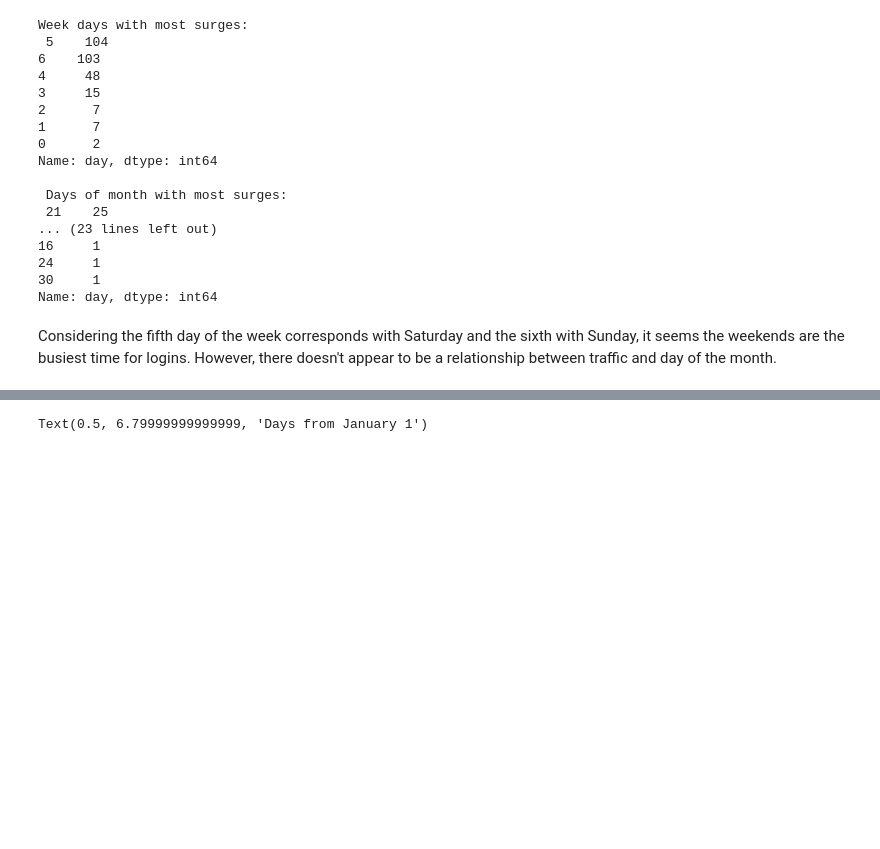
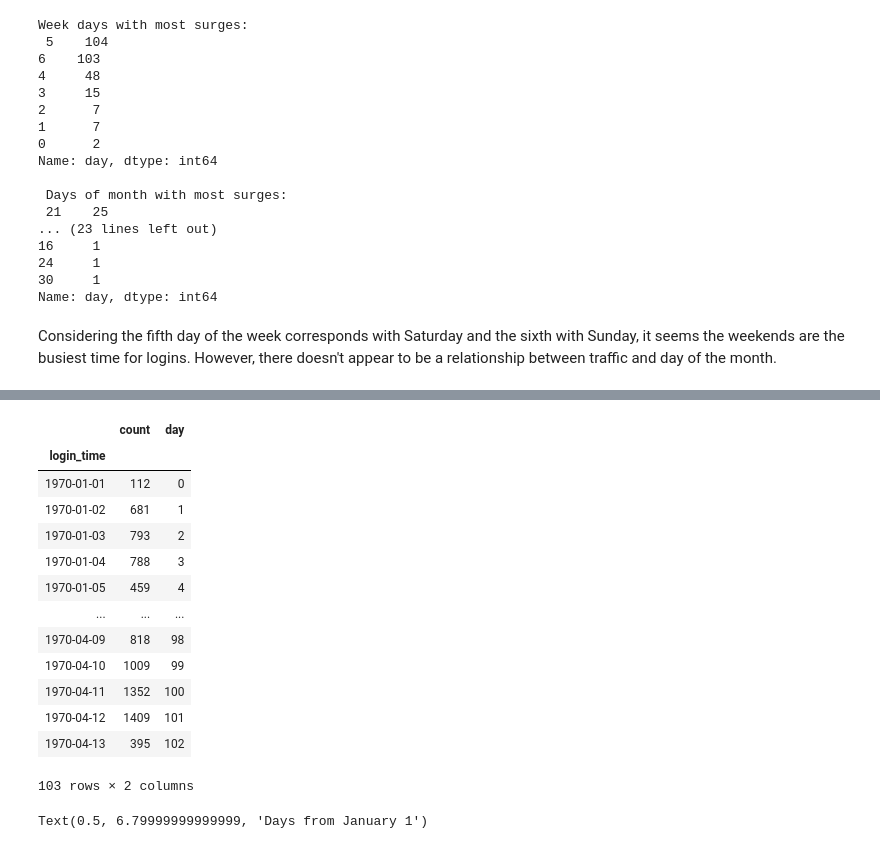
Before and after one commit to lelarson/Springboard, a Jupyter notebook: Mini Projects/THC1.ipynb, the cells around one changed output, grey strips where cells are left out. Cells and saved outputs as stored; diff of their text form; code cells hidden in the pictures; blank space fills up the shorter version.

```diff
--- a/Mini Projects/THC1.ipynb
+++ b/Mini Projects/THC1.ipynb
@@ -177 +178,22 @@ Text(0.5, 0, '')
+# %%
+# another plot of daily frequencies showing regression line and confidence interval
+
+plotbyday = byday.assign(x = range(byday.shape[0]))
+plotbyday.columns = ['count', 'day']
+plotbyday
+# %% [output]
+|  | count | day |
+| login_time |  |  |
+| 1970-01-01 | 112 | 0 |
+| 1970-01-02 | 681 | 1 |
+| 1970-01-03 | 793 | 2 |
+| 1970-01-04 | 788 | 3 |
+| 1970-01-05 | 459 | 4 |
+| ... | ... | ... |
+| 1970-04-09 | 818 | 98 |
+| 1970-04-10 | 1009 | 99 |
+| 1970-04-11 | 1352 | 100 |
+| 1970-04-12 | 1409 | 101 |
+| 1970-04-13 | 395 | 102 |
+103 rows × 2 columns
 # %%
```
Also changed, not shown: parts of 12 cells of this notebook.
